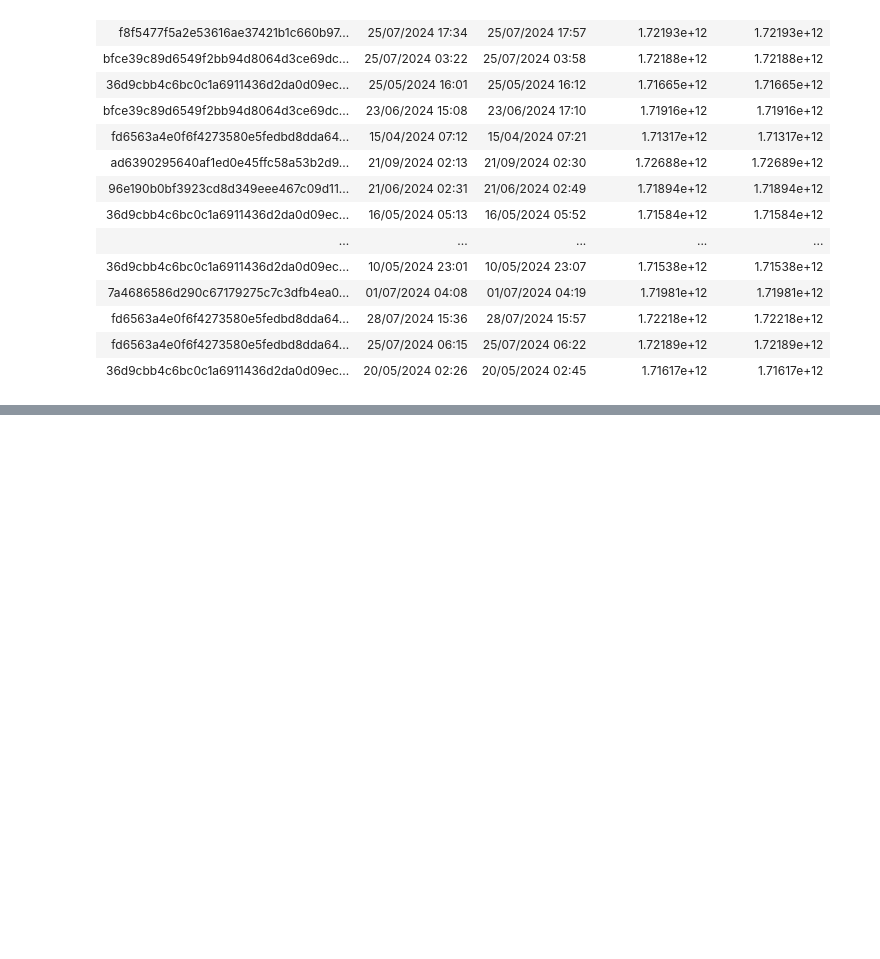
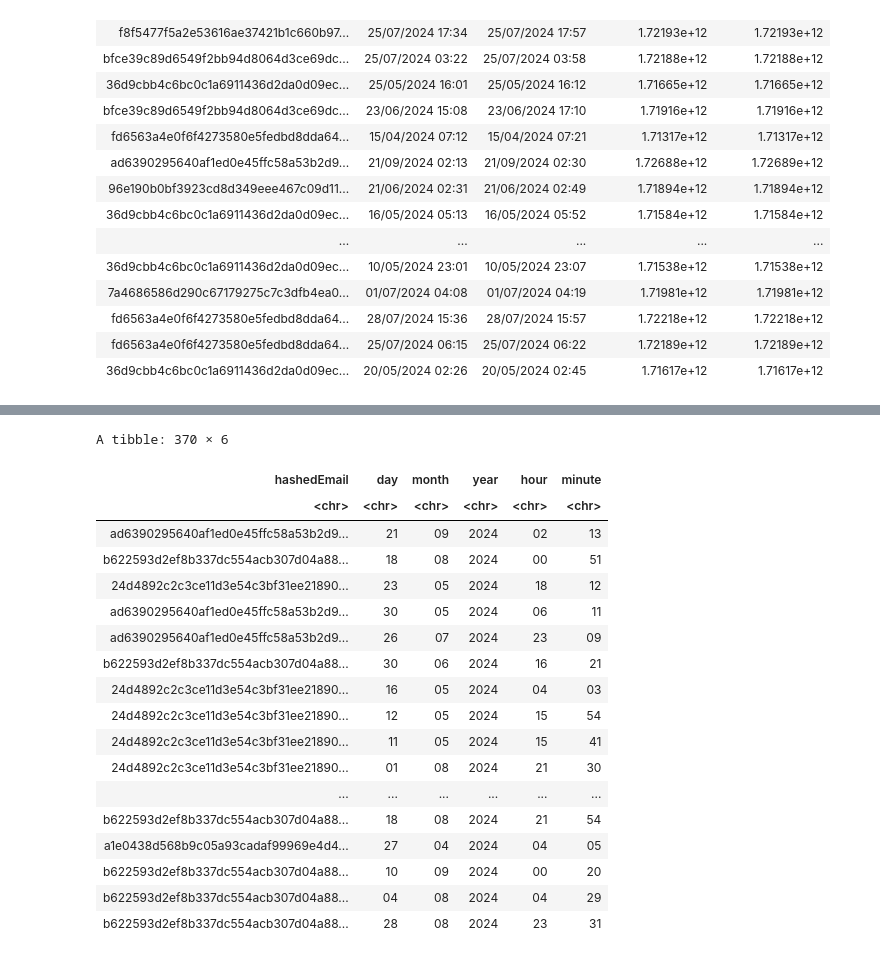
Before and after one commit to klam42/project, a Jupyter notebook: Project.ipynb, the cells around one changed output, grey strips where cells are left out. Cells and saved outputs as stored; diff of their text form; code cells hidden in the pictures; blank space fills up the shorter version.

```diff
--- a/Project.ipynb
+++ b/Project.ipynb
@@ -103,40 +161,37 @@ Caused by error:
 # %%
 options(repr.plot.width = 10, repr.plot.height = 7)
 
-uni_student <- players |>
+uni_student <- players |> #Selects for university students aged 18-22
     select(hashedEmail, Age) |>
     filter(Age <= 22 & Age>= 18)
 
-uni_student_vector <- pull(uni_student, hashedEmail)
+uni_student_vector <- pull(uni_student, hashedEmail) #Puts the hashedEmails of university students into a vector
 
-uni_student_sessions <- sessions |>
+uni_student_sessions <- sessions |> #Filters university students using the hashedEmail vector and splits the start time into separate columns
     select(hashedEmail:start_time) |>
     filter(hashedEmail %in% uni_student_vector) |>
     separate(col = start_time, into = c("day", "month", "year"), sep = "/")|>
     separate(col = year, into = c("year", "time"), sep = " ") |>
     separate(col = time, into = c("hour", "minute"), sep = ":")
 
-
-sessions_per_month = uni_student_sessions |>
-    select(hashedEmail, day, month)|>
-    mutate(month = as_factor(month)) |>
-    group_by(month) |>
-    summarize(count = n())|>
-    mutate(month =  fct_recode(month,
-                    "April" = "04",
-                    "May" = "05",
-                    "June" = "06",
-                    "July" = "07",
-                    "August" = "08",
-                    "September" = "09"))
-
-
-monthly_sessions <- sessions_per_month |>
-    ggplot(aes(x = count, y = fct_reorder(month, count))) +
-    geom_bar(stat = "identity") +
-    labs(x = "Number of Sessions Played", y = "Month (2024)") +
-    theme(text = element_text(size = 15))
-
-
-sessions_per_month
-monthly_sessions
+uni_student_sessions
+# %% [output]
+A tibble: 370 × 6
+| hashedEmail | day | month | year | hour | minute |
+| <chr> | <chr> | <chr> | <chr> | <chr> | <chr> |
+| ad6390295640af1ed0e45ffc58a53b2d9... | 21 | 09 | 2024 | 02 | 13 |
+| b622593d2ef8b337dc554acb307d04a88... | 18 | 08 | 2024 | 00 | 51 |
+| 24d4892c2c3ce11d3e54c3bf31ee21890... | 23 | 05 | 2024 | 18 | 12 |
+| ad6390295640af1ed0e45ffc58a53b2d9... | 30 | 05 | 2024 | 06 | 11 |
+| ad6390295640af1ed0e45ffc58a53b2d9... | 26 | 07 | 2024 | 23 | 09 |
+| b622593d2ef8b337dc554acb307d04a88... | 30 | 06 | 2024 | 16 | 21 |
+| 24d4892c2c3ce11d3e54c3bf31ee21890... | 16 | 05 | 2024 | 04 | 03 |
+| 24d4892c2c3ce11d3e54c3bf31ee21890... | 12 | 05 | 2024 | 15 | 54 |
+| 24d4892c2c3ce11d3e54c3bf31ee21890... | 11 | 05 | 2024 | 15 | 41 |
+| 24d4892c2c3ce11d3e54c3bf31ee21890... | 01 | 08 | 2024 | 21 | 30 |
+| ... | ... | ... | ... | ... | ... |
+| b622593d2ef8b337dc554acb307d04a88... | 18 | 08 | 2024 | 21 | 54 |
+| a1e0438d568b9c05a93cadaf99969e4d4... | 27 | 04 | 2024 | 04 | 05 |
+| b622593d2ef8b337dc554acb307d04a88... | 10 | 09 | 2024 | 00 | 20 |
+| b622593d2ef8b337dc554acb307d04a88... | 04 | 08 | 2024 | 04 | 29 |
+| b622593d2ef8b337dc554acb307d04a88... | 28 | 08 | 2024 | 23 | 31 |
```
Also changed, not shown: parts of 17 cells of this notebook.
